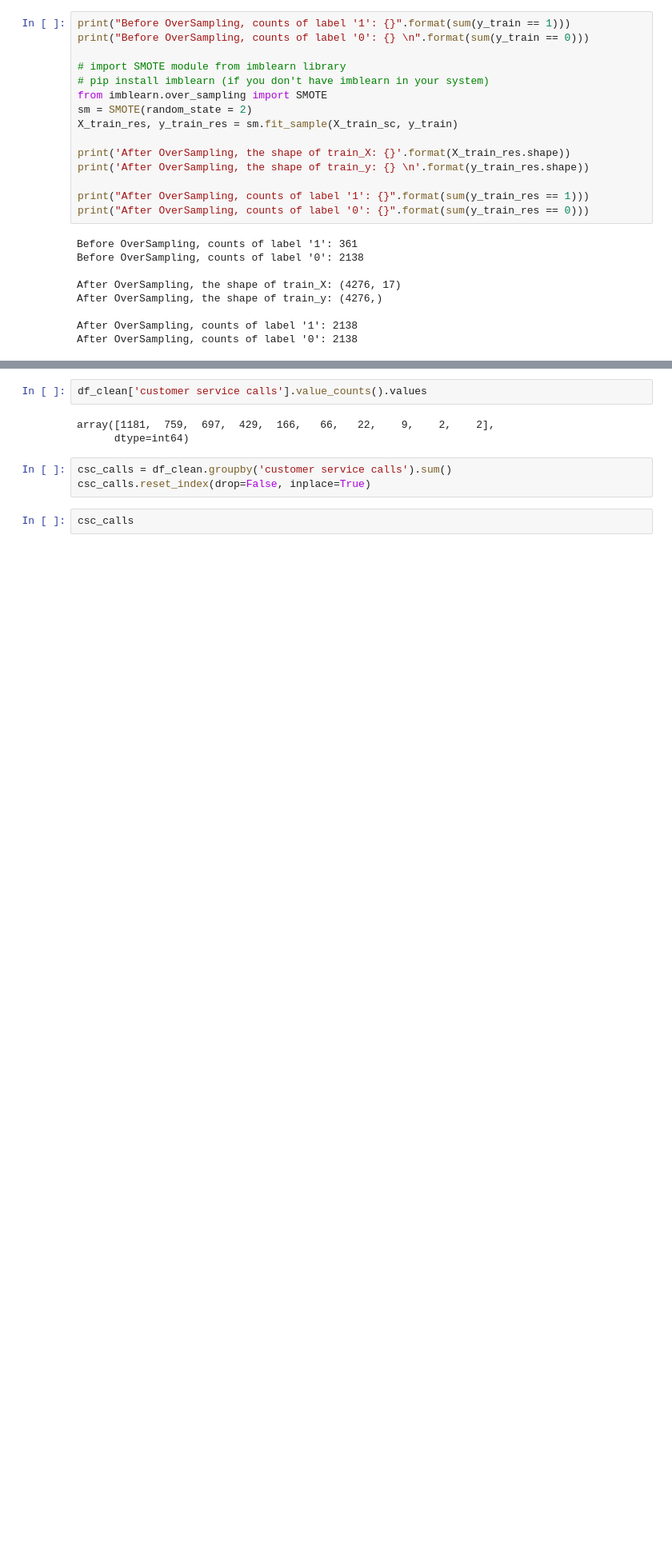
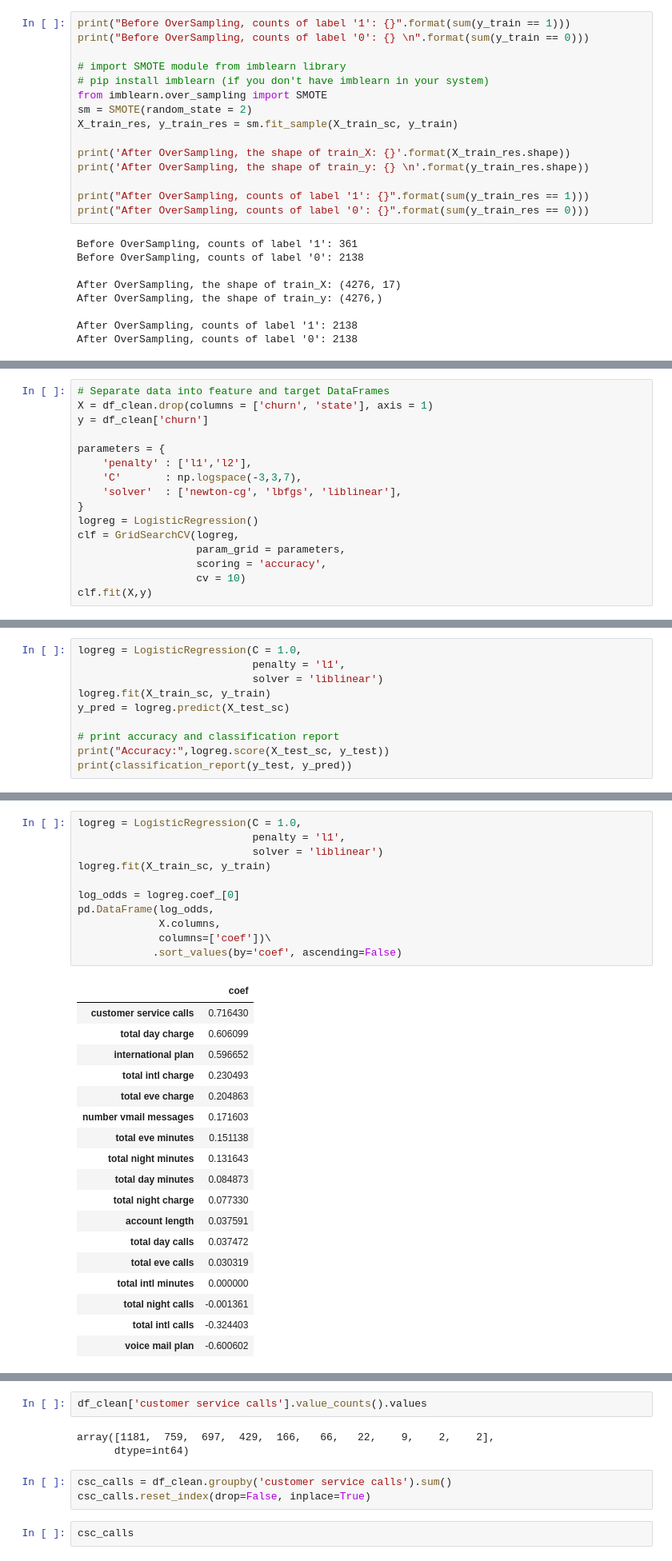
Before and after one commit to jswec/Phase-3-Project, a Jupyter notebook: Paul.ipynb, the cells around one changed output, grey strips where cells are left out. Shown at 80% size. Saved outputs shown, nothing was run; the diff lists cells and outputs as text; blank space fills up the shorter version.

```diff
--- a/Paul.ipynb
+++ b/Paul.ipynb
@@ -585,0 +636,16 @@ GridSearchCV(cv=5, estimator=LogisticRegression(random_state=42),
+# %%
+# Separate data into feature and target DataFrames
+X = df_clean.drop(columns = ['churn', 'state'], axis = 1)
+y = df_clean['churn']
+
+parameters = {
+    'penalty' : ['l1','l2'],
+    'C'       : np.logspace(-3,3,7),
+    'solver'  : ['newton-cg', 'lbfgs', 'liblinear'],
+}
+logreg = LogisticRegression()
+clf = GridSearchCV(logreg,
+                   param_grid = parameters,
+                   scoring = 'accuracy',
+                   cv = 10)
+clf.fit(X,y)
@@ -585,0 +666,10 @@ GridSearchCV(cv=5, estimator=LogisticRegression(random_state=42),
+# %%
+logreg = LogisticRegression(C = 1.0,
+                            penalty = 'l1',
+                            solver = 'liblinear')
+logreg.fit(X_train_sc, y_train)
+y_pred = logreg.predict(X_test_sc)
+
+# print accuracy and classification report
+print("Accuracy:",logreg.score(X_test_sc, y_test))
+print(classification_report(y_test, y_pred))
@@ -585,0 +686,30 @@ GridSearchCV(cv=5, estimator=LogisticRegression(random_state=42),
+# %%
+logreg = LogisticRegression(C = 1.0,
+                            penalty = 'l1',
+                            solver = 'liblinear')
+logreg.fit(X_train_sc, y_train)
+
+log_odds = logreg.coef_[0]
+pd.DataFrame(log_odds,
+             X.columns,
+             columns=['coef'])\
+            .sort_values(by='coef', ascending=False)
+# %% [output]
+|  | coef |
+| customer service calls | 0.716430 |
+| total day charge | 0.606099 |
+| international plan | 0.596652 |
+| total intl charge | 0.230493 |
+| total eve charge | 0.204863 |
+| number vmail messages | 0.171603 |
+| total eve minutes | 0.151138 |
+| total night minutes | 0.131643 |
+| total day minutes | 0.084873 |
+| total night charge | 0.077330 |
+| account length | 0.037591 |
+| total day calls | 0.037472 |
+| total eve calls | 0.030319 |
+| total intl minutes | 0.000000 |
+| total night calls | -0.001361 |
+| total intl calls | -0.324403 |
+| voice mail plan | -0.600602 |
```
Also changed, not shown: parts of 35 cells of this notebook.
